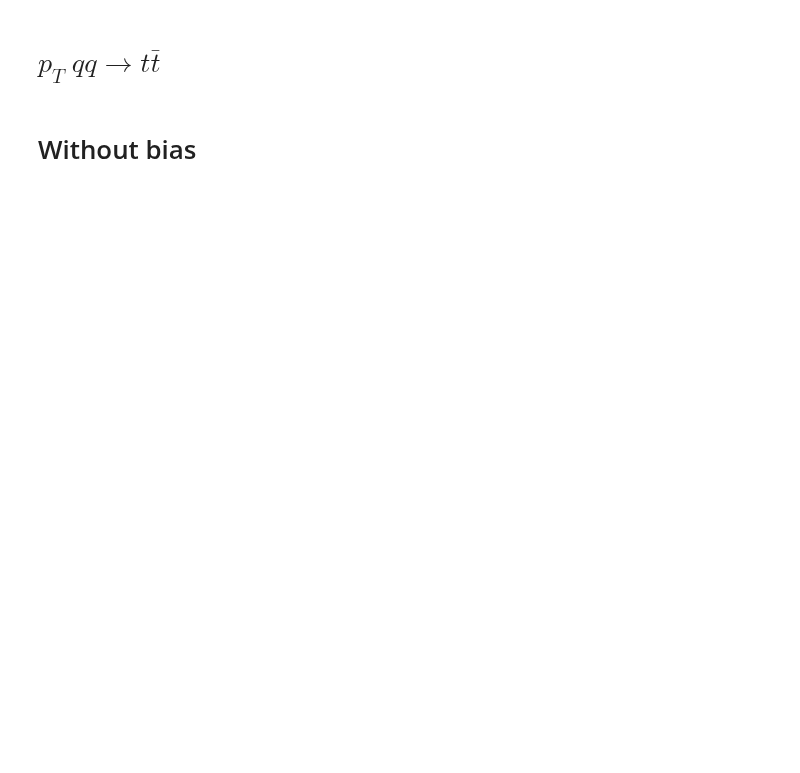
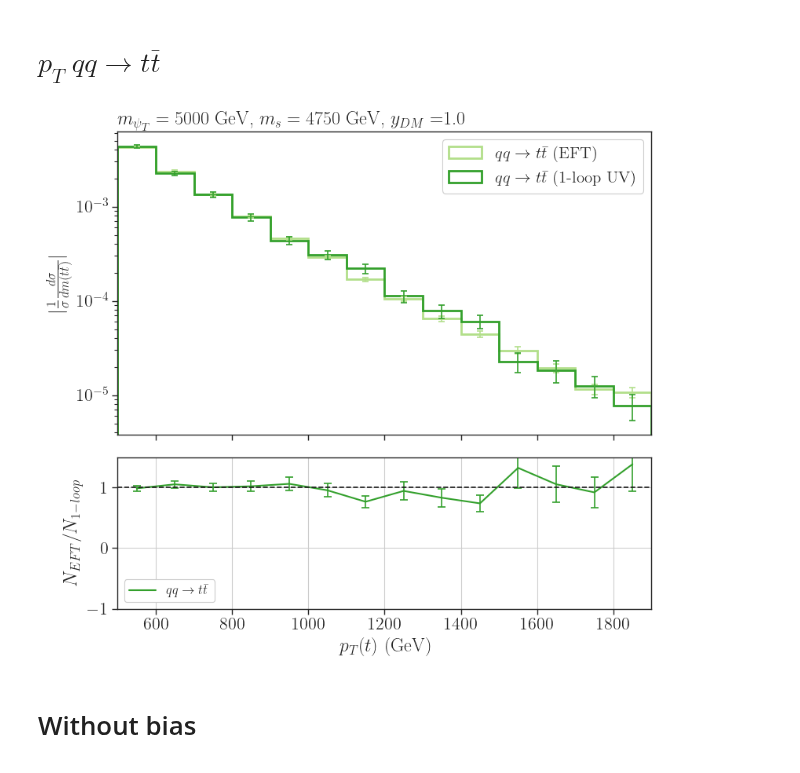
Before and after one commit to viniciusrocca/EFT_ToyModel, a Jupyter notebook: Plots/BiasTest.ipynb, the cells around one changed output. Cells and saved outputs as stored; diff of their text form; code cells hidden in the pictures; blank space fills up the shorter version.

```diff
--- a/Plots/BiasTest.ipynb
+++ b/Plots/BiasTest.ipynb
@@ -221,0 +255,14 @@ UV: 0.000668397395015216 0.0006684
+# %%
+files = list(glob.glob('/home/vinicius/EFT_ToyModel/processFolders/*/qq2ttbar_gs4_ydm2/Events/biasTest1/*events.lhe.gz'))
+data_s1 = []
+info = []
+for i,f in enumerate(files):
+    d = getDistributions(f)
+    if i == 0:
+        info.append(getInfo(f, nlo = False))
+        d = AddInfoToDistributions(d,'TopEFT','qq2ttbar_gs4_ydm2', 5000., 4750., info[0])
+    else:
+        info.append(getInfo(f, nlo = True))
+        d = AddInfoToDistributions(d,'UV_BSM','qq2ttbar_gs4_ydm2', 5000., 4750., info[1], nlo= True)
+
+    data_s1.append(d)
@@ -240,6 +426,8 @@ pmodels = []
 hists = []
 histsErr = []
 c = []
+hErr_norm = []
+hists_norm = []
 mPsiT,mSDM = selected[0]['mass_params']
 #Defining the binning according to the BSM masses
 
@@ -292,47 +480,63 @@ for j,d in enumerate(selected):
         hErr = np.sqrt(hErr)
         histsErr.append(hErr)
         #Plotting the BSM hists
-        axarr[0].hist(bins[:-1],weights=abs(h),label=labels[j],bins=bins,
+        aux = axarr[0].hist(bins[:-1],weights=abs(h),label=labels[j],bins=bins,
                               color=c[j],alpha=1.0,histtype='step',density=True,
-                             linewidth=3,fill=False,zorder=i,linestyle='solid')
+                             linewidth=2,fill=False,zorder=i,linestyle='solid')
+        hists_norm.append(aux[0])
+
+        #Plotting the errors
+        x = (bins[:-1]+bins[1:])/2.0
+        y = aux[0]
+        #Propagating the error since we are dealing with normalized histograms
+        yErr = abs(y)*np.sqrt((np.array(hErr)/np.array(h))**2 + sum(np.power(hErr,2))/(sum(h)**2))
+        hErr_norm.append(yErr)
+        axarr[0].errorbar(x,aux[0], yerr = yErr,
+                          color=c[j], fmt = 'none', capsize = 3, capthick = 1.2, barsabove = True)
 
 
 #Ratio plot
 # Separating the EFT and the 1-loop UV results
-hLoop = hists[1]
-hEFT = hists[0]
+hLoop = hists_norm[1]
+hLoop_Err = hErr_norm[1]
+hEFT = hists_norm[0]
+hEFT_Err = hErr_norm[0]
 #Computing the ratio EFT/1-loop UV
 labels_r = [r'$q q \to t \bar{t}$']
-
-ratio = np.divide(hEFT/sum(hEFT) , hLoop/sum(hLoop), out=np.zeros_like(hLoop),where=hLoop != 0)
+ratio = np.divide(hEFT , hLoop, out=np.zeros_like(hLoop),where=hLoop != 0)
+ratio_Err = abs(ratio)*np.sqrt((np.array(hEFT_Err)/np.array(hEFT))**2 + (np.array(hLoop_Err)/np.array(hLoop))**2)
 # Remove zero values
 nonzero = np.where((np.sign(ratio) != 0))
 x = (bins[:-1]+bins[1:])/2.0
 y = ratio
 label = labels_r[0]
-#Ratio plots
-axarr[1].plot(x,y,linewidth=3.0,linestyle='solid',alpha=1,
-                              label=label,c=c[0])
+    #Ratio plots
+axarr[1].plot(x,y,linewidth=1.5,linestyle='solid',alpha=1,
+                              label=label,c=c[j])
+axarr[1].errorbar(x,y, yerr = ratio_Err,
+                          color=c[j], fmt = 'o', ms = 0, capsize = 3.5, capthick = 1.2 )
 
 #Main plot configs
 axarr[0].legend(framealpha=1.0,loc='upper right',fontsize=15)
 axarr[0].set_title(r'$m_{\psi_T} = %1.0f$ GeV, $m_{s} = %1.0f$ GeV, $y_{DM} = $%1.1f' %(mPsiT,mSDM,yDM),
                    loc='left')
 axarr[0].set_yscale('log')
 axarr[0].set_ylabel(r'$|\frac{1}{\sigma}\frac{d \sigma}{d m(t\bar{t})}|$')
 axarr[0].set_xlim(bins.min(),bins.max())
 axarr[1].set_ylabel(r'$N_{EFT}/N_{1-loop}$')
 
 #Subplot configs
 axarr[1].set_ylim(-1,1.5)
 #axarr[1].set_yticks(np.arange(-0.01,0.05,0.01))
 #axarr[1].set_yscale('log')
 axarr[1].grid()
 axarr[1].axhline(y=1, color='k', linestyle='--')
-axarr[1].legend(loc='upper left',fontsize=12,framealpha=1.0,ncol=2)
-axarr[1].set_xlabel(r'$pT(t)$ (GeV)')
+axarr[1].legend(loc='lower left',fontsize=12,framealpha=1.0,ncol=2)
+axarr[1].set_xlabel(r'$p_T(t)$ (GeV)')
 
 plt.show()
+# %% [output]
+[figure, added]
 # %% [markdown]
 # Without bias
 ![image.png](attachment:89f9dd52-970e-4a8c-ac09-aca8bcb02446.png)
```
Also changed, not shown: parts of 11 cells of this notebook, 6 other files.
